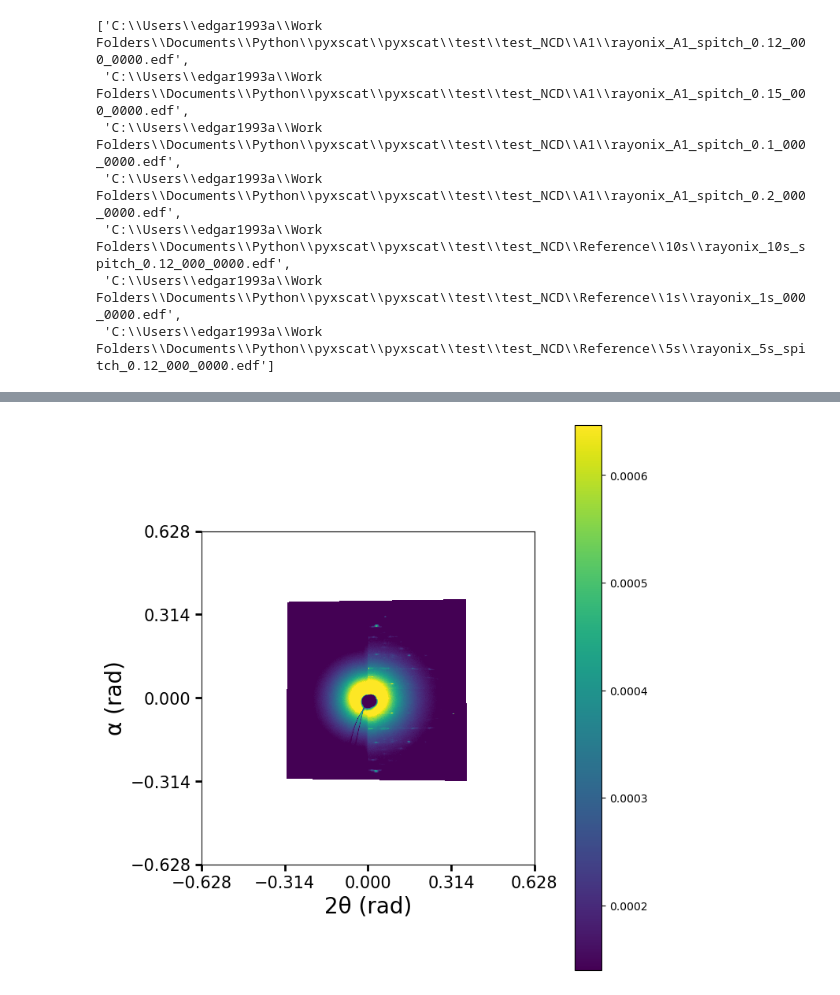
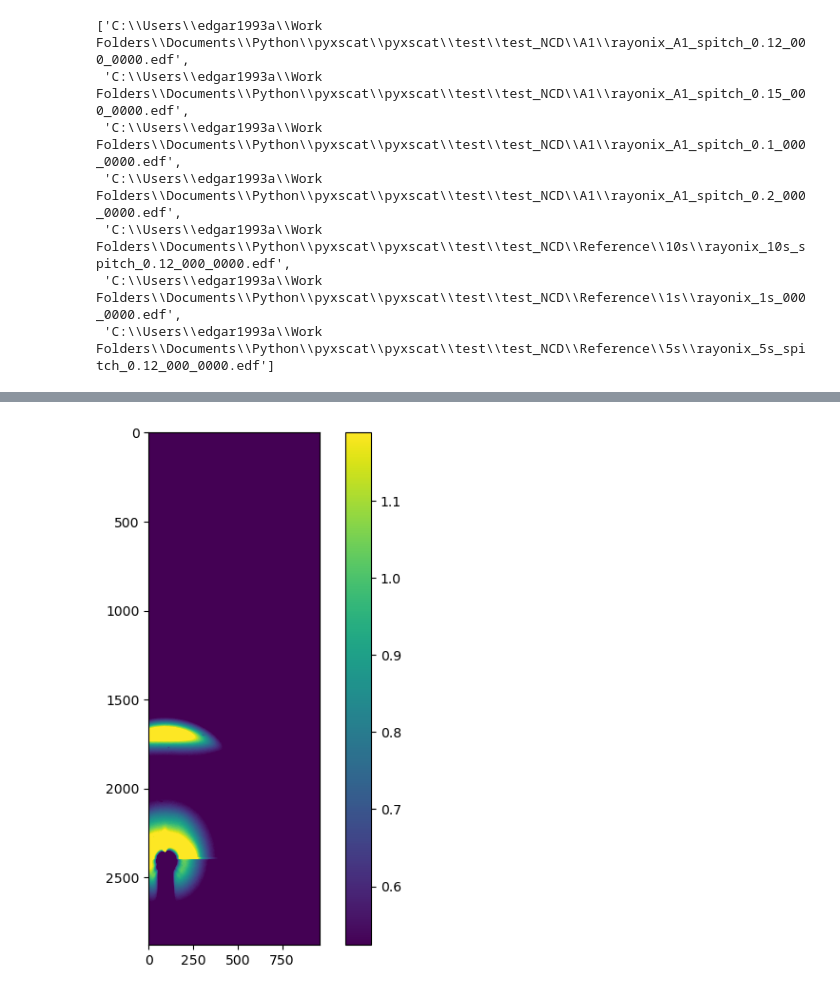
Before and after one commit to EdgarGF93/pyxscat, a Jupyter notebook: pyxscat/test_jup.ipynb, the cells around one changed output, grey strips where cells are left out. Cells and saved outputs as stored; diff of their text form; code cells hidden in the pictures.

```diff
--- a/pyxscat/test_jup.ipynb
+++ b/pyxscat/test_jup.ipynb
@@ -65,4 +61,4 @@ edf = EdfClass(
-# %%
-edf.plot_Qmesh(unit='rad')
-# %% [output]
-[figure, removed]
+# %%
+edf.plot_data()
+# %% [output]
+[figure, added]
```
Also changed, not shown: parts of 3 cells of this notebook, 32 other files.
